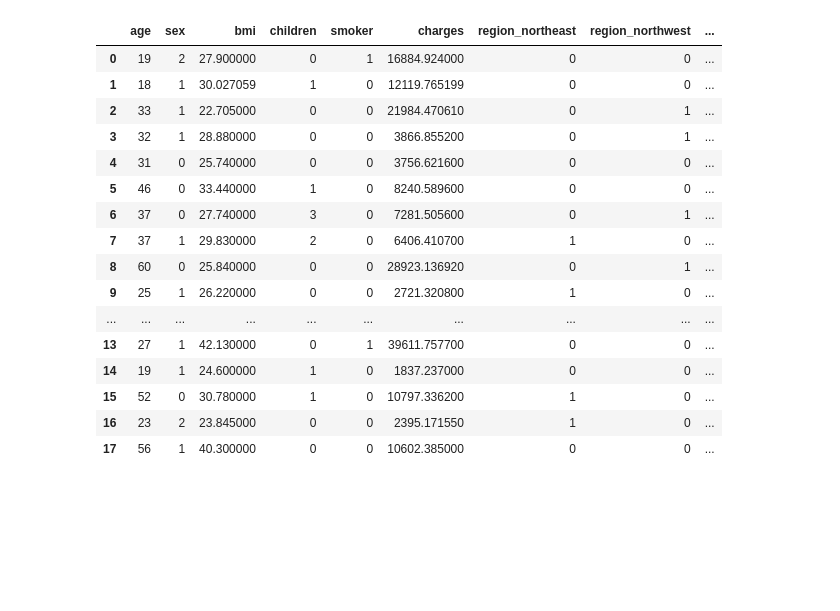
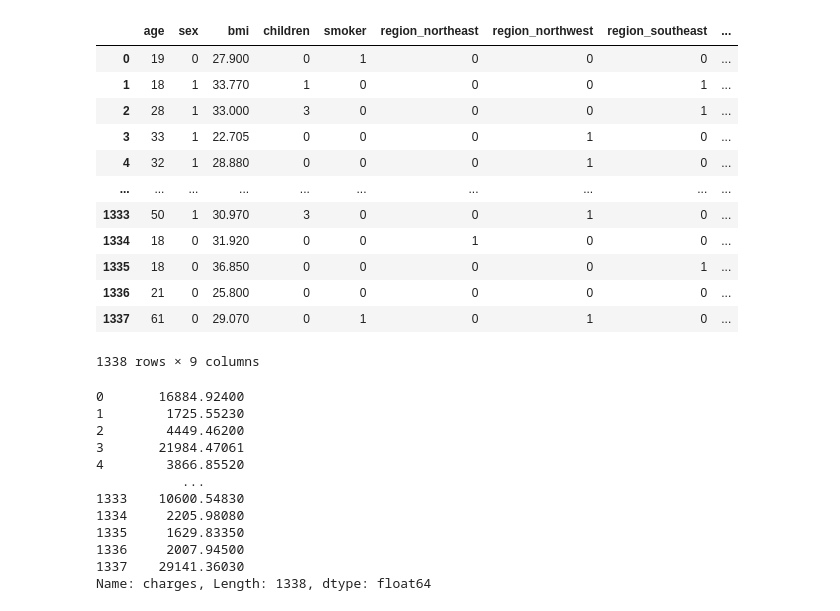
Before and after one commit to mh1-25/ML_Ptoject, a Jupyter notebook: Numerical/Preprocessing/preproccesing.ipynb, the cells around one changed output. Drawn from its saved outputs; the diff is of its cells as text; code cells hidden in the pictures; blank space fills up the shorter version.

```diff
--- a/Numerical/Preprocessing/preproccesing.ipynb
+++ b/Numerical/Preprocessing/preproccesing.ipynb
@@ -97,11 +99,14 @@ warnings.filterwarnings('ignore')
 # %%
 #Filling missing data with the fillna way
-df2['age'].fillna(df2['age'].mean(), inplace=True)
-df2['sex'].fillna(df2['sex'].mode()[0], inplace=True)
-df2['region'].fillna(df2['region'].mode()[0], inplace=True)
-df2['charges'].fillna(df2['charges'].mean(), inplace=True)
-print(df2.isnull().sum())
-df2
+X['age'].fillna(X['age'].mean(), inplace=True)
+X['sex'].fillna(X['sex'].mode()[0], inplace=True)
+X['region'].fillna(X['region'].mode()[0], inplace=True)
+X['bmi'].fillna(X['bmi'].mean(), inplace=True)
+X['children'].fillna(X['children'].mode()[0], inplace=True)
+X['smoker'].fillna(X['smoker'].mode()[0], inplace=True)
+
+print(X.isnull().sum())
+X
 # %% [output]
 age         0
 sex         0
@@ -199,14 +132,14 @@ df2
 from sklearn.preprocessing import LabelEncoder
 le = LabelEncoder()
 #Label Encoding for sex and smoker columns
-df2["sex"] = le.fit_transform(df["sex"])
-df2["smoker"] = le.fit_transform(df["smoker"])
+X["sex"] = le.fit_transform(df["sex"])
+X["smoker"] = le.fit_transform(df["smoker"])
 
 #Encoding with Dummies way for the region column
-df2 = pd.get_dummies(df2,columns=['region'],drop_first=False)
+X = pd.get_dummies(X,columns=['region'],drop_first=False)
 # %%
-df2["region_northeast"] = df2["region_northeast"].astype(int)
-df2["region_northwest"] = df2["region_northwest"].astype(int)
-df2["region_southeast"] = df2["region_southeast"].astype(int)
-df2["region_southwest"] = df2["region_southwest"].astype(int)
+X["region_northeast"] = X["region_northeast"].astype(int)
+X["region_northwest"] = X["region_northwest"].astype(int)
+X["region_southeast"] = X["region_southeast"].astype(int)
+X["region_southwest"] = X["region_southwest"].astype(int)
 # %%
@@ -232,8 +161,5 @@ df2
 # %%
 from sklearn.model_selection import train_test_split
-X=df2[df2.columns[:-1]]
-
-
 X_train, X_test, y_train, y_test = train_test_split(X, y, test_size = 0.2,random_state=10)
 # %%
 print(X_train)
@@ -298,23 +234,34 @@ Name: charges, dtype: float64
 # %%
-df2
+X
 # %% [output]
-|  | age | sex | bmi | children | smoker | charges | region_northeast | region_northwest | ... |
-| 0 | 19 | 2 | 27.900000 | 0 | 1 | 16884.924000 | 0 | 0 | ... |
-| 1 | 18 | 1 | 30.027059 | 1 | 0 | 12119.765199 | 0 | 0 | ... |
-| 2 | 33 | 1 | 22.705000 | 0 | 0 | 21984.470610 | 0 | 1 | ... |
-| 3 | 32 | 1 | 28.880000 | 0 | 0 | 3866.855200 | 0 | 1 | ... |
-| 4 | 31 | 0 | 25.740000 | 0 | 0 | 3756.621600 | 0 | 0 | ... |
-| 5 | 46 | 0 | 33.440000 | 1 | 0 | 8240.589600 | 0 | 0 | ... |
-| 6 | 37 | 0 | 27.740000 | 3 | 0 | 7281.505600 | 0 | 1 | ... |
-| 7 | 37 | 1 | 29.830000 | 2 | 0 | 6406.410700 | 1 | 0 | ... |
-| 8 | 60 | 0 | 25.840000 | 0 | 0 | 28923.136920 | 0 | 1 | ... |
-| 9 | 25 | 1 | 26.220000 | 0 | 0 | 2721.320800 | 1 | 0 | ... |
+|  | age | sex | bmi | children | smoker | region_northeast | region_northwest | region_southeast | ... |
+| 0 | 19 | 0 | 27.900 | 0 | 1 | 0 | 0 | 0 | ... |
+| 1 | 18 | 1 | 33.770 | 1 | 0 | 0 | 0 | 1 | ... |
+| 2 | 28 | 1 | 33.000 | 3 | 0 | 0 | 0 | 1 | ... |
+| 3 | 33 | 1 | 22.705 | 0 | 0 | 0 | 1 | 0 | ... |
+| 4 | 32 | 1 | 28.880 | 0 | 0 | 0 | 1 | 0 | ... |
 | ... | ... | ... | ... | ... | ... | ... | ... | ... | ... |
-| 13 | 27 | 1 | 42.130000 | 0 | 1 | 39611.757700 | 0 | 0 | ... |
-| 14 | 19 | 1 | 24.600000 | 1 | 0 | 1837.237000 | 0 | 0 | ... |
-| 15 | 52 | 0 | 30.780000 | 1 | 0 | 10797.336200 | 1 | 0 | ... |
-| 16 | 23 | 2 | 23.845000 | 0 | 0 | 2395.171550 | 1 | 0 | ... |
-| 17 | 56 | 1 | 40.300000 | 0 | 0 | 10602.385000 | 0 | 0 | ... |
+| 1333 | 50 | 1 | 30.970 | 3 | 0 | 0 | 1 | 0 | ... |
+| 1334 | 18 | 0 | 31.920 | 0 | 0 | 1 | 0 | 0 | ... |
+| 1335 | 18 | 0 | 36.850 | 0 | 0 | 0 | 0 | 1 | ... |
+| 1336 | 21 | 0 | 25.800 | 0 | 0 | 0 | 0 | 0 | ... |
+| 1337 | 61 | 0 | 29.070 | 0 | 1 | 0 | 1 | 0 | ... |
+1338 rows × 9 columns
+# %%
+y
+# %% [output]
+0       16884.92400
+1        1725.55230
+2        4449.46200
+3       21984.47061
+4        3866.85520
+           ...
+1333    10600.54830
+1334     2205.98080
+1335     1629.83350
+1336     2007.94500
+1337    29141.36030
+Name: charges, Length: 1338, dtype: float64
 # %%
 #Feature Scaling MinMax
 from sklearn.preprocessing import MinMaxScaler
```
Also changed, not shown: parts of 22 cells of this notebook, 8 other files.
